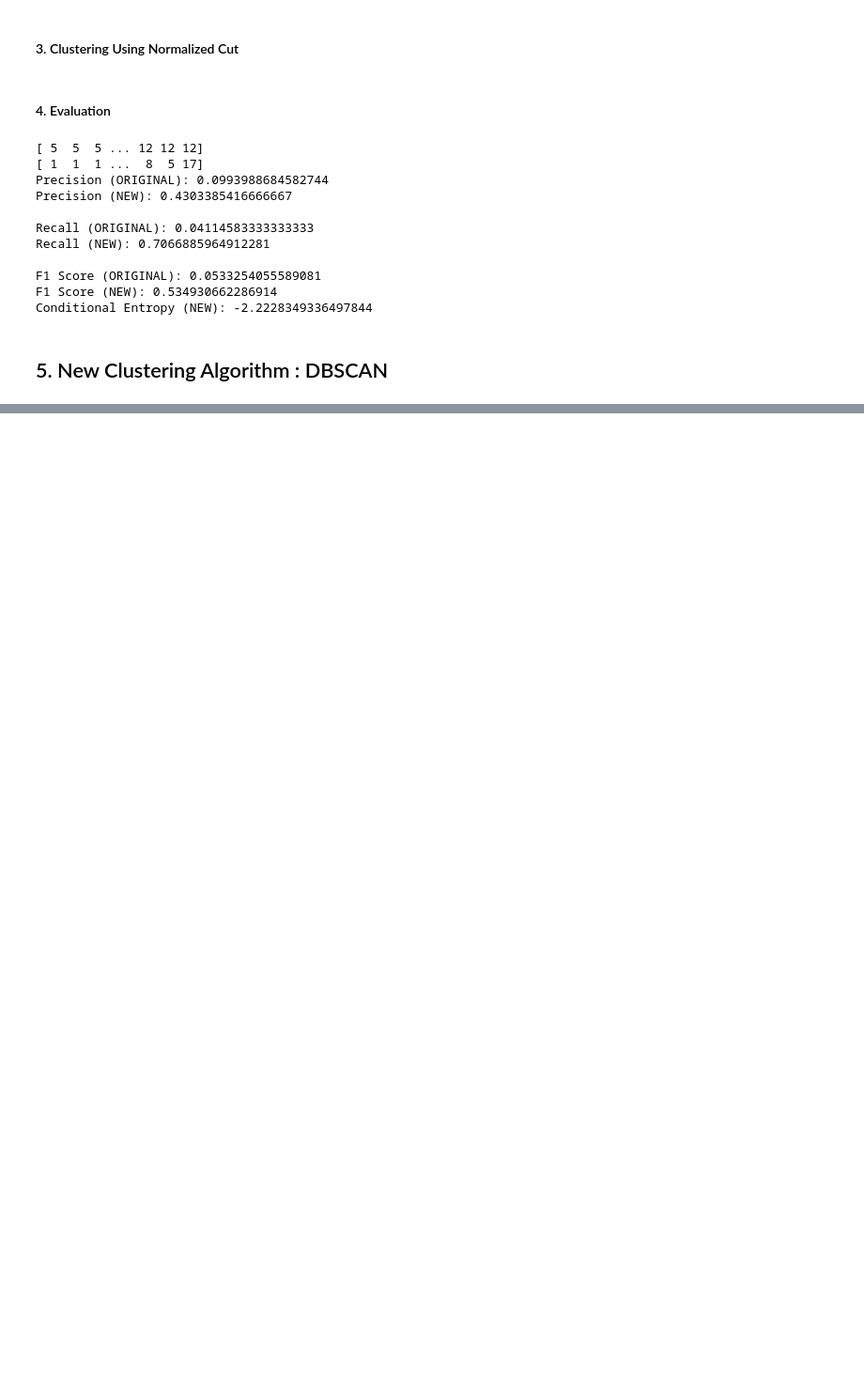
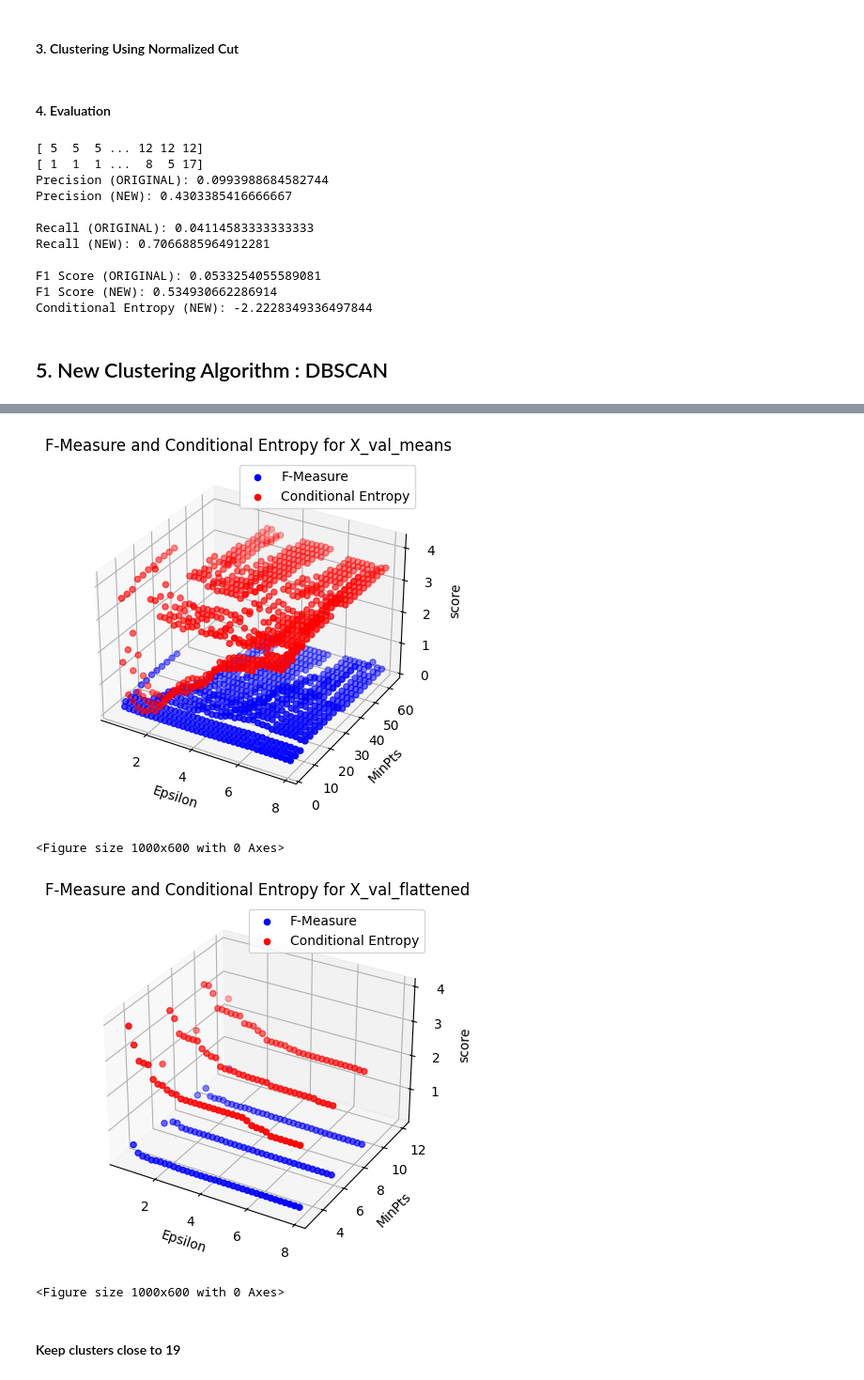
Before and after one commit to membaby/sports-activity-detection, a Jupyter notebook: main.ipynb, the cells around one changed output, grey strips where cells are left out. Shown at 94% size. Drawn from its saved outputs; the diff is of its cells as text; code cells hidden in the pictures; blank space fills up the shorter version.

Commit message:
Loaded data labels start from 0, visualize dbscan hyperparameter tuning

```diff
--- a/main.ipynb
+++ b/main.ipynb
@@ -54,8 +54,8 @@ def preprocess_and_reduce_dimension(data_path):
     X_val_means = np.array(X_val_means)
     X_train_flattened = np.array(X_train_flattened)
     X_val_flattened = np.array(X_val_flattened)
-    y_train = np.array(y_train)
-    y_val = np.array(y_val)
+    y_train = np.array(y_train) - 1
+    y_val = np.array(y_val) - 1
 
     return X_train_means, X_val_means, X_train_flattened, X_val_flattened, y_train, y_val
 
@@ -334 +380,40 @@ def density_connected(x_idx, k, neighborhoods, clustering, core):
+# %%
+for dataset in scores.keys():
+    ax = plt.figure().add_subplot(projection='3d')
+    plt.figure(figsize=(10,6))
+    xs = [i[0] for i in scores[dataset]]
+    ys = [i[1] for i in scores[dataset]]
+    zs = [i[2] for i in scores[dataset]]
+    ax.scatter(xs, ys, zs, color='blue', label="F-Measure")
+    zs = [i[3] for i in scores[dataset]]
+    ax.scatter(xs, ys, zs, color='red', label="Conditional Entropy")
+    ax.set_xlabel('Epsilon')
+    ax.set_ylabel('MinPts')
+    ax.set_zlabel('score')
+    ax.legend()
+    ax.set_title(f'F-Measure and Conditional Entropy for {dataset}')
+    # ax.view_init(elev=0., azim=-90, roll=0)
+    plt.show()
+
+for dataset in scores.keys():
+        ax = plt.figure().add_subplot(projection='3d')
+        plt.figure(figsize=(10,6))
+        xs = [i[0] for i in scores[dataset]]
+        ys = [i[1] for i in scores[dataset]]
+        zs = [i[4] for i in scores[dataset]]
+        ax.scatter(xs, ys, zs, color='blue', label="No. of Clusters")
+        ax.set_xlabel('Epsilon')
+        ax.set_ylabel('MinPts')
+        ax.set_zlabel('score')
+        ax.legend()
+        ax.set_title(f'Number of clusters for {dataset}')
+        # ax.view_init(elev=0., azim=-90, roll=0)
+        plt.show()
+# %% [output]
+[figure, added]
+<Figure size 1000x600 with 0 Axes>
+[figure, added]
+<Figure size 1000x600 with 0 Axes>
+# %% [markdown]
+#### Keep clusters close to 19
 # %%
```
Also changed, not shown: parts of 7 cells of this notebook, 1 other file.
